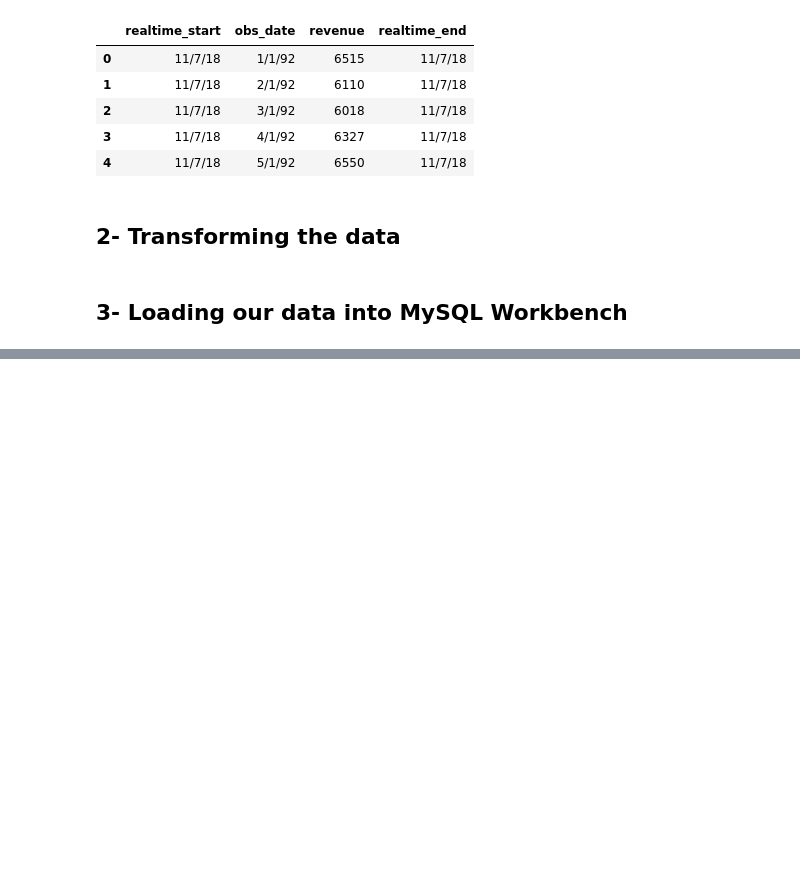
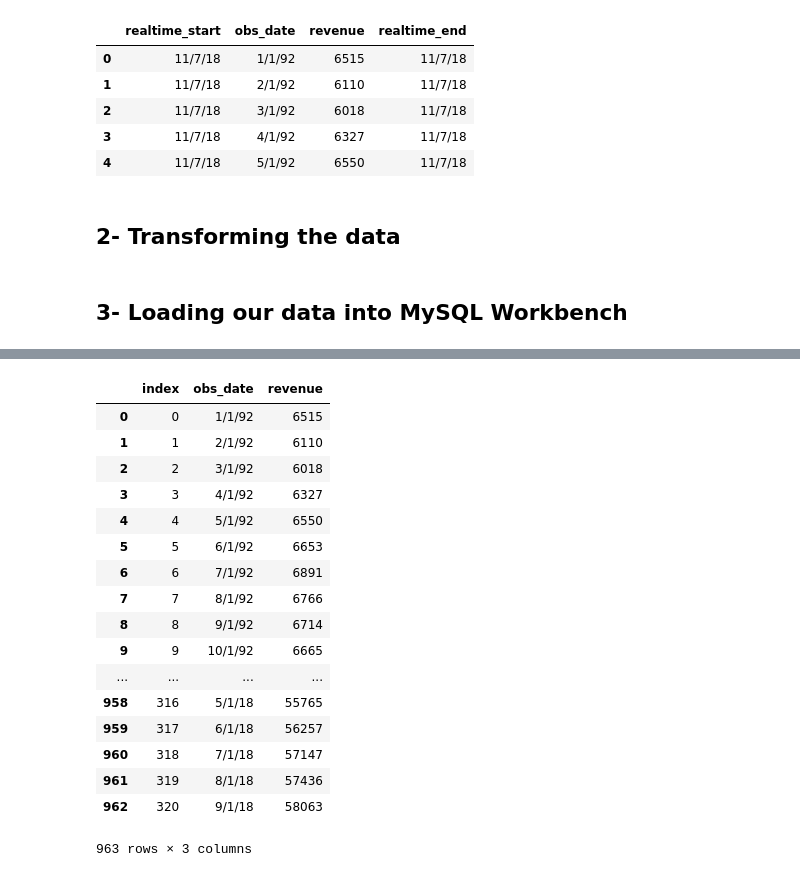
Before and after one commit to Andrew-Visich/ETLproject, a Jupyter notebook: ETL_Project-ASR-20181114.ipynb, the cells around one changed output, grey strips where cells are left out. Drawn from its saved outputs; the diff is of its cells as text; code cells hidden in the pictures; blank space fills up the shorter version.

```diff
--- a/ETL_Project-ASR-20181114.ipynb
+++ b/ETL_Project-ASR-20181114.ipynb
@@ -225,3 +225,24 @@ grocery_df.to_sql(name='grocery', con=engine, if_exists='append', index=True)
 health_care_df.to_sql(name='health_care', con=engine, if_exists='append', index=True)
 vehicle_parts_df.to_sql(name='vehicule_parts', con=engine, if_exists='append', index=True)
 nonstore_df.to_sql(name='non_store', con=engine, if_exists='append', index=True)
+# %%
+pd.read_sql_query('select * from non_store', con=engine)
+# %% [output]
+|  | index | obs_date | revenue |
+| 0 | 0 | 1/1/92 | 6515 |
+| 1 | 1 | 2/1/92 | 6110 |
+| 2 | 2 | 3/1/92 | 6018 |
+| 3 | 3 | 4/1/92 | 6327 |
+| 4 | 4 | 5/1/92 | 6550 |
+| 5 | 5 | 6/1/92 | 6653 |
+| 6 | 6 | 7/1/92 | 6891 |
+| 7 | 7 | 8/1/92 | 6766 |
+| 8 | 8 | 9/1/92 | 6714 |
+| 9 | 9 | 10/1/92 | 6665 |
+| ... | ... | ... | ... |
+| 958 | 316 | 5/1/18 | 55765 |
+| 959 | 317 | 6/1/18 | 56257 |
+| 960 | 318 | 7/1/18 | 57147 |
+| 961 | 319 | 8/1/18 | 57436 |
+| 962 | 320 | 9/1/18 | 58063 |
+963 rows × 3 columns
```
Also changed, not shown: parts of 1 cell of this notebook.
